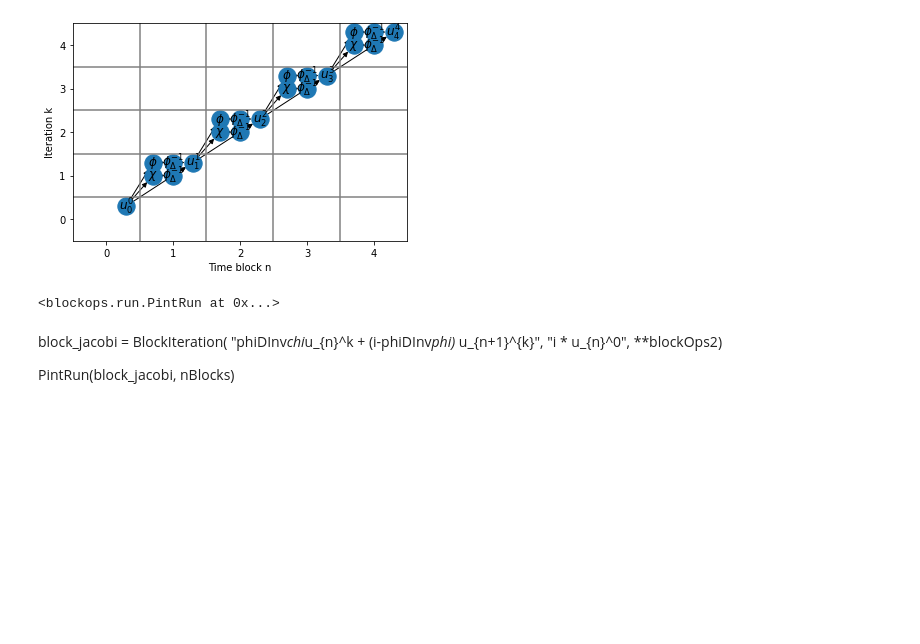
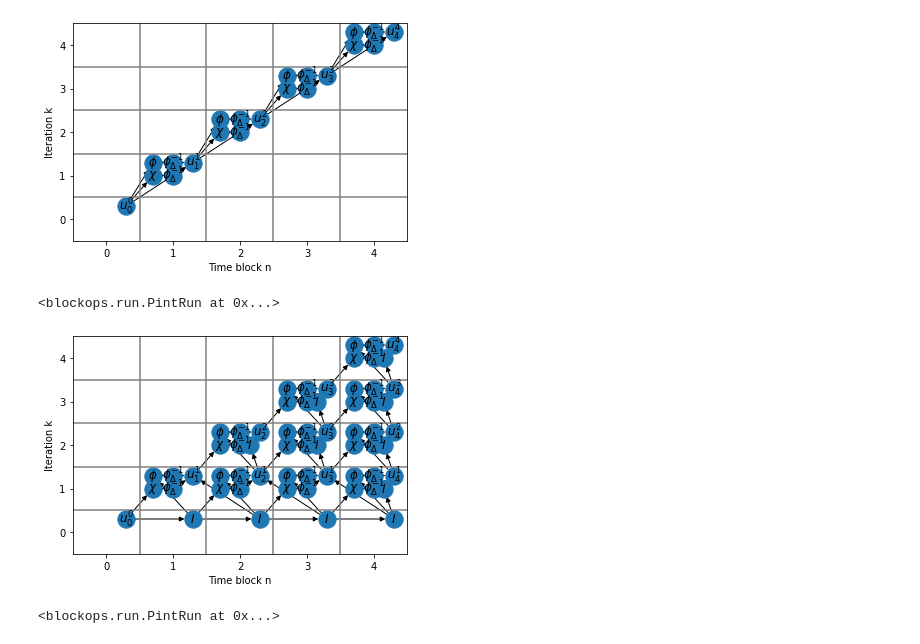
Before and after one commit to Parallel-in-Time/time4apint, a Jupyter notebook: notebook/02_Elementary_primary_block_iterations.ipynb, the cells around one changed output. Drawn from its saved outputs; the diff is of its cells as text; code cells hidden in the pictures; blank space fills up the shorter version.

```diff
--- a/notebook/02_Elementary_primary_block_iterations.ipynb
+++ b/notebook/02_Elementary_primary_block_iterations.ipynb
@@ -22,10 +22,13 @@ PintRun(block_jacobi, nBlocks)
 i = BlockOperator(r'I')  # transmission operator
 
 blockOps2 = dict(i=i, phi=phi, phiDInv=phiDInv, chi=chi)
-# %% [markdown]
-block_jacobi = BlockIteration(
-    "phiDInv*chi*u_{n}^k + (i-phiDInv*phi)* u_{n+1}^{k}",
-    "i * u_{n}^0",
-    **blockOps2)
-
-PintRun(block_jacobi, nBlocks)
+# %%
+block_jacobi = BlockIteration(
+    "phiDInv*chi*u_{n}^k + (i-phiDInv*phi)* u_{n+1}^{k}",
+    "i * u_{n}^0",
+    **blockOps2)
+
+PintRun(block_jacobi, nBlocks)
+# %% [output]
+[figure, added]
+<blockops.run.PintRun at 0x...>
```
